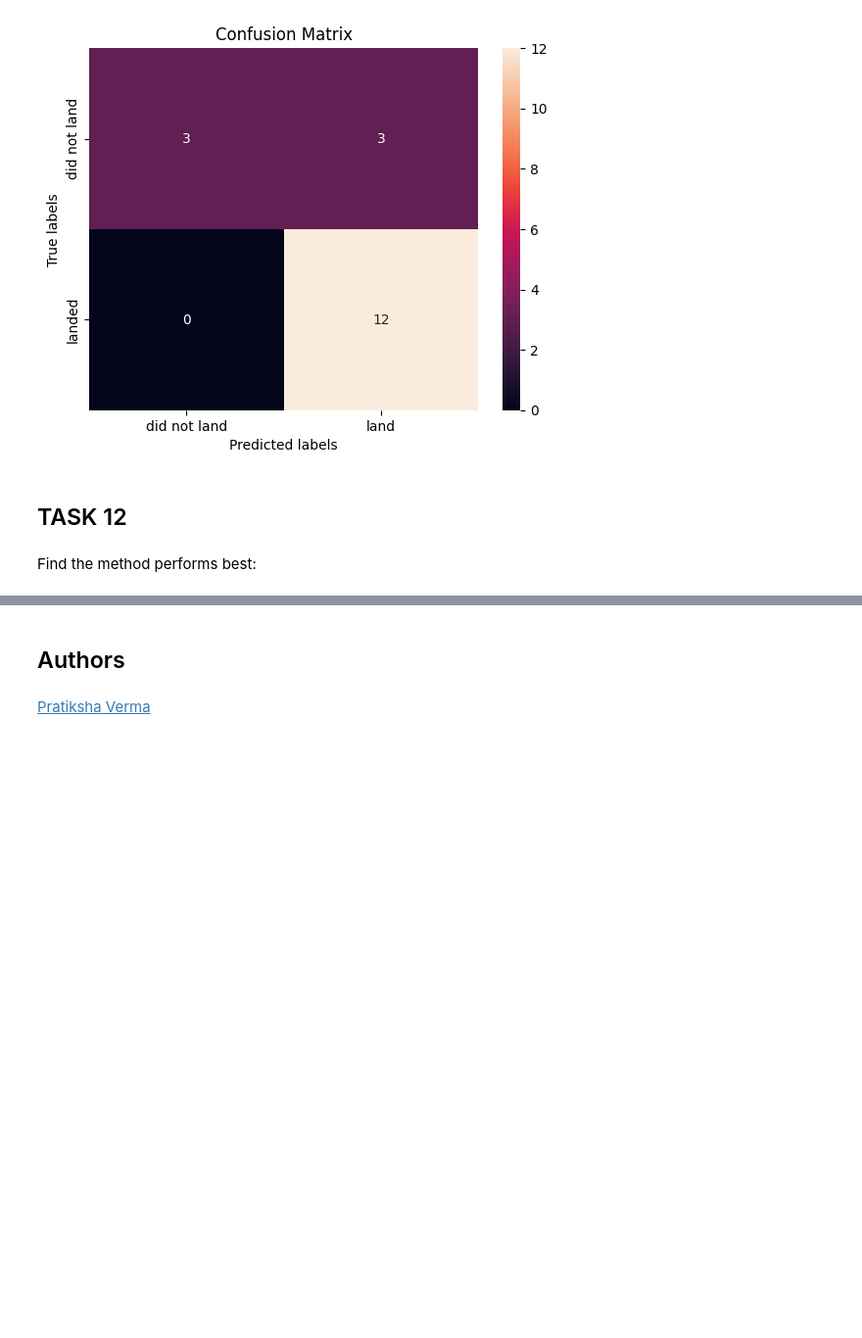
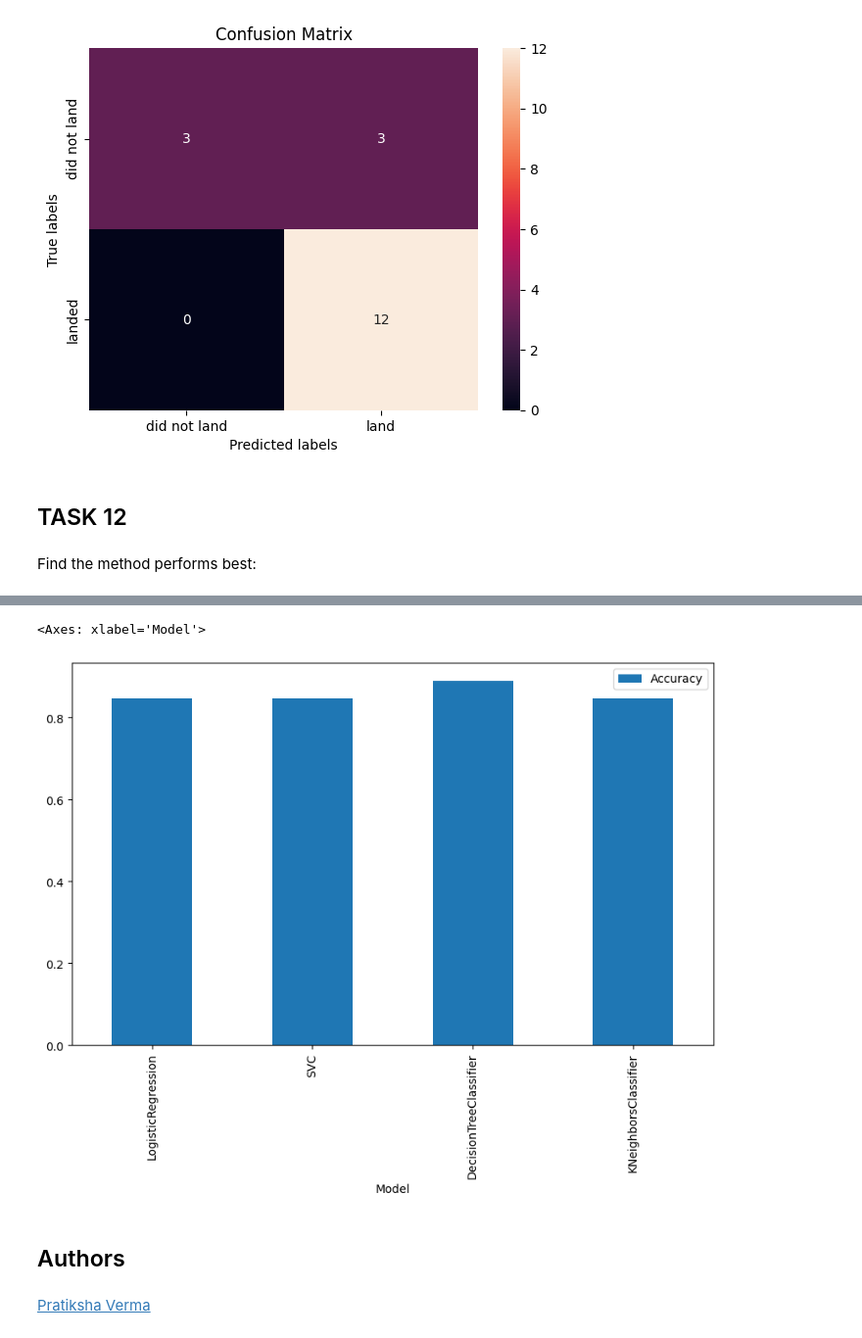
Before and after one commit to bladerunner26/Applied_Data_Science, a Jupyter notebook: 8.SpaceX_Machine_Learning_Prediction_Part_5.jupyterlite.ipynb, the cells around one changed output, grey strips where cells are left out. Shown at 98% size. Saved outputs shown, nothing was run; the diff lists cells and outputs as text; code cells hidden in the pictures; blank space fills up the shorter version.

```diff
--- a/8.SpaceX_Machine_Learning_Prediction_Part_5.jupyterlite.ipynb
+++ b/8.SpaceX_Machine_Learning_Prediction_Part_5.jupyterlite.ipynb
@@ -376,3 +377,11 @@ results_df
+# %%
+#results_df['Accuracy'] = pd.to_numeric(results_df['Accuracy'])
+#results_df['Score'] = pd.to_numeric(results_df['Score'])
+
+results_df.plot(kind='bar', x='Model', y='Accuracy', figsize=(10, 6))
+# %% [output]
+<Axes: xlabel='Model'>
+[figure, added]
 # %% [markdown]
 ## Authors
 # %% [markdown]
```
Also changed, not shown: parts of 5 cells of this notebook.
